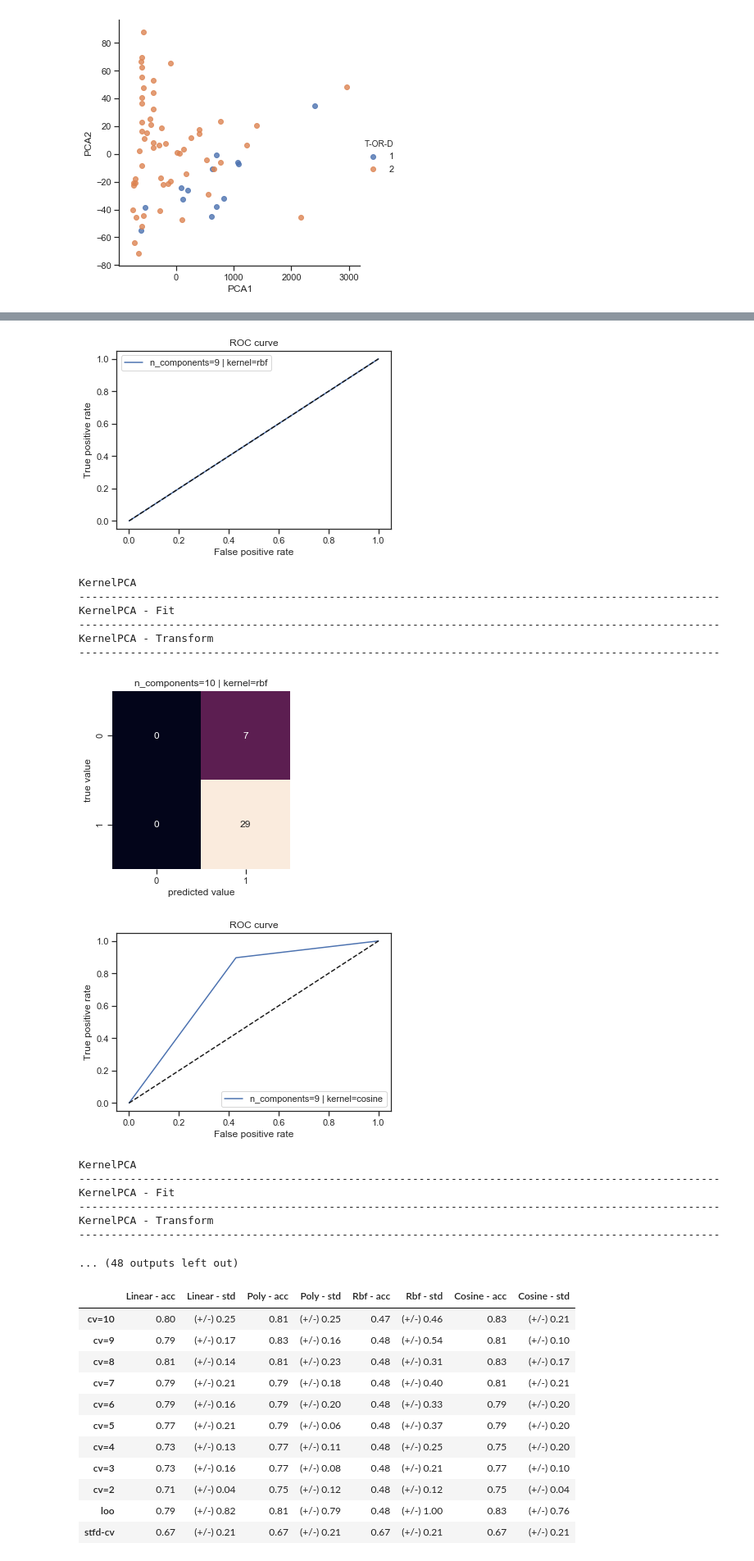
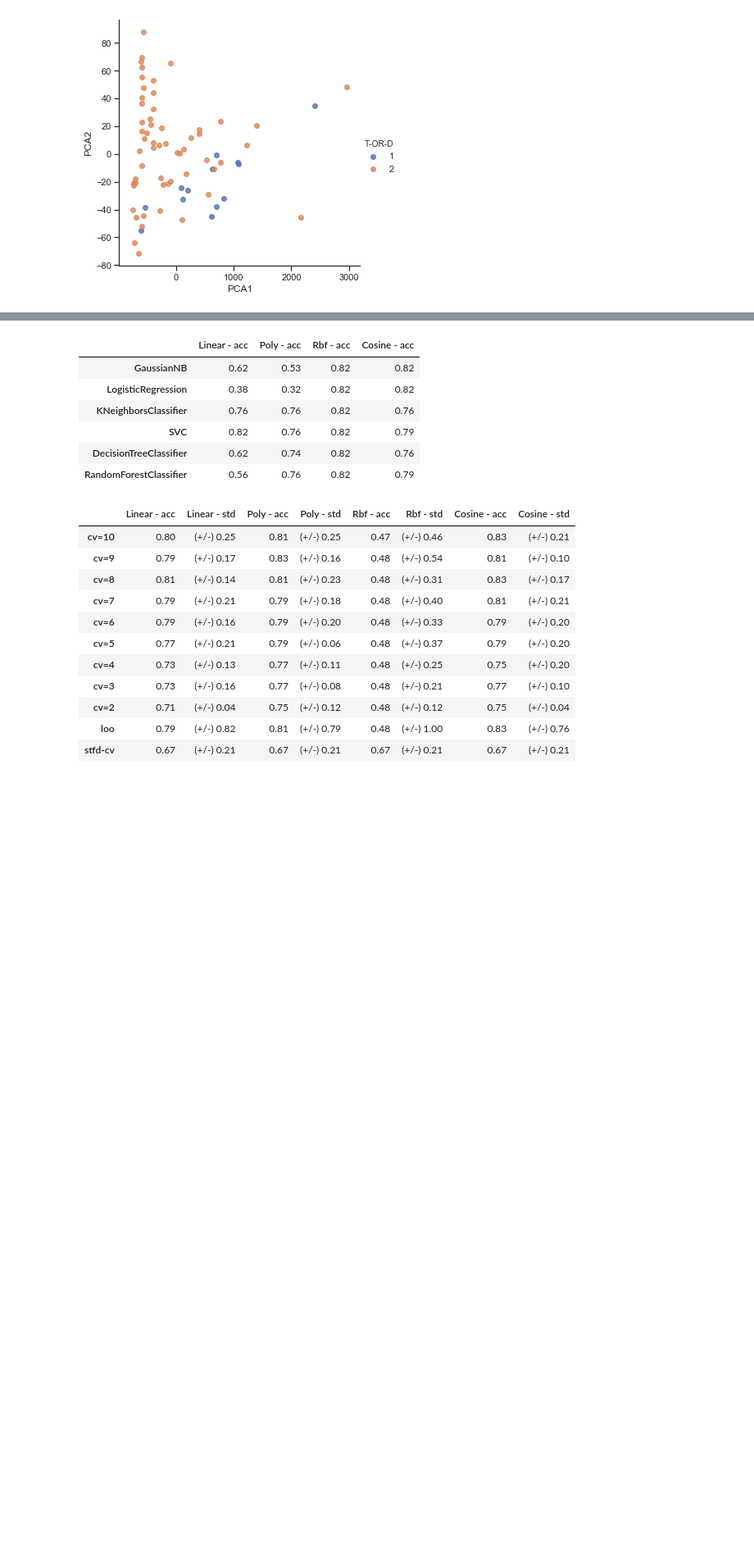
Before and after one commit to franec94/Pittsburgh-Bridge-Dataset, a Jupyter notebook: pittsburgh-bridges-data-set-analysis/Data Space Report (Official) - Two-Dimensional Analyses-v1.0.2.ipynb, the cells around one changed output, grey strips where cells are left out. Shown at 82% size. Saved outputs shown, nothing was run; the diff lists cells and outputs as text; code cells hidden in the pictures; blank space fills up the shorter version.

```diff
--- a/pittsburgh-bridges-data-set-analysis/Data Space Report (Official) - Two-Dimensional Analyses-v1.0.2.ipynb
+++ b/pittsburgh-bridges-data-set-analysis/Data Space Report (Official) - Two-Dimensional Analyses-v1.0.2.ipynb
@@ -467,7 +467,7 @@ assert len(cv_list) >= N_CV, f"Error: N_CV={N_CV} > len(cv_list)={len(cv_list)}"
 assert len(pca_kernels_list) >= N_KERNEL, f"Error: N_KERNEL={N_KERNEL} > len(pca_kernels_list)={len(pca_kernels_list)}"
 
 n = len(estimators_list) # len(estimators_list)
-dfs_list = fit_all_by_n_components(
+dfs_list, df_strfd = fit_all_by_n_components(
     estimators_list=estimators_list[:n], \
     estimators_names=estimators_names[:n], \
     X=X, \
@@ -479,4 +479,5 @@ dfs_list = fit_all_by_n_components(
     pca_kernels_list=pca_kernels_list[:N_KERNEL],
     verbose=0 # 0=silent, 1=show informations
 )
+df_strfd.head(df_strfd.shape[0])
 # %% [output]
@@ -505,19 +484,10 @@ KernelPCA - Transform
-[figure, removed]
-KernelPCA
-----------------------------------------------------------------------------------------------------
-KernelPCA - Fit
-----------------------------------------------------------------------------------------------------
-KernelPCA - Transform
-----------------------------------------------------------------------------------------------------
-[figure, removed]
-[figure, removed]
-KernelPCA
-----------------------------------------------------------------------------------------------------
-KernelPCA - Fit
-----------------------------------------------------------------------------------------------------
-KernelPCA - Transform
-----------------------------------------------------------------------------------------------------
-... (48 outputs left out)
+|  | Linear - acc | Poly - acc | Rbf - acc | Cosine - acc |
+| GaussianNB | 0.62 | 0.53 | 0.82 | 0.82 |
+| LogisticRegression | 0.38 | 0.32 | 0.82 | 0.82 |
+| KNeighborsClassifier | 0.76 | 0.76 | 0.82 | 0.76 |
+| SVC | 0.82 | 0.76 | 0.82 | 0.79 |
+| DecisionTreeClassifier | 0.62 | 0.74 | 0.82 | 0.76 |
+| RandomForestClassifier | 0.56 | 0.76 | 0.82 | 0.79 |
 # %%
 # GaussianNB
 # -----------------------------------
```
Also changed, not shown: parts of 6 cells of this notebook, 5 other files.
